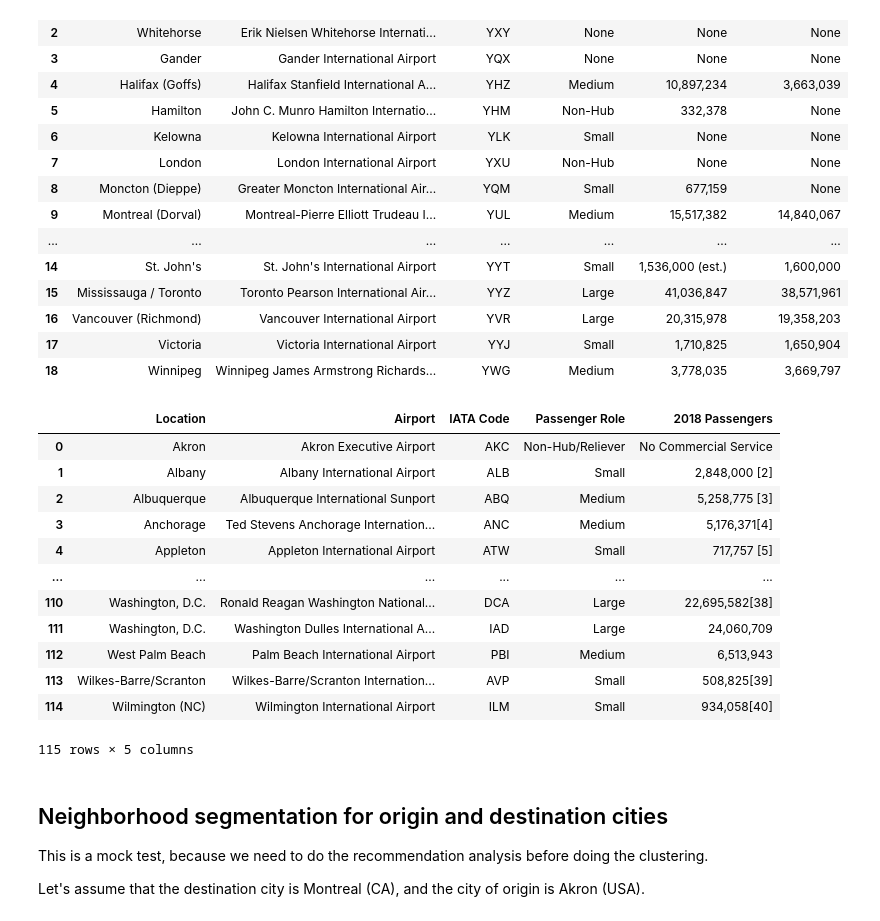
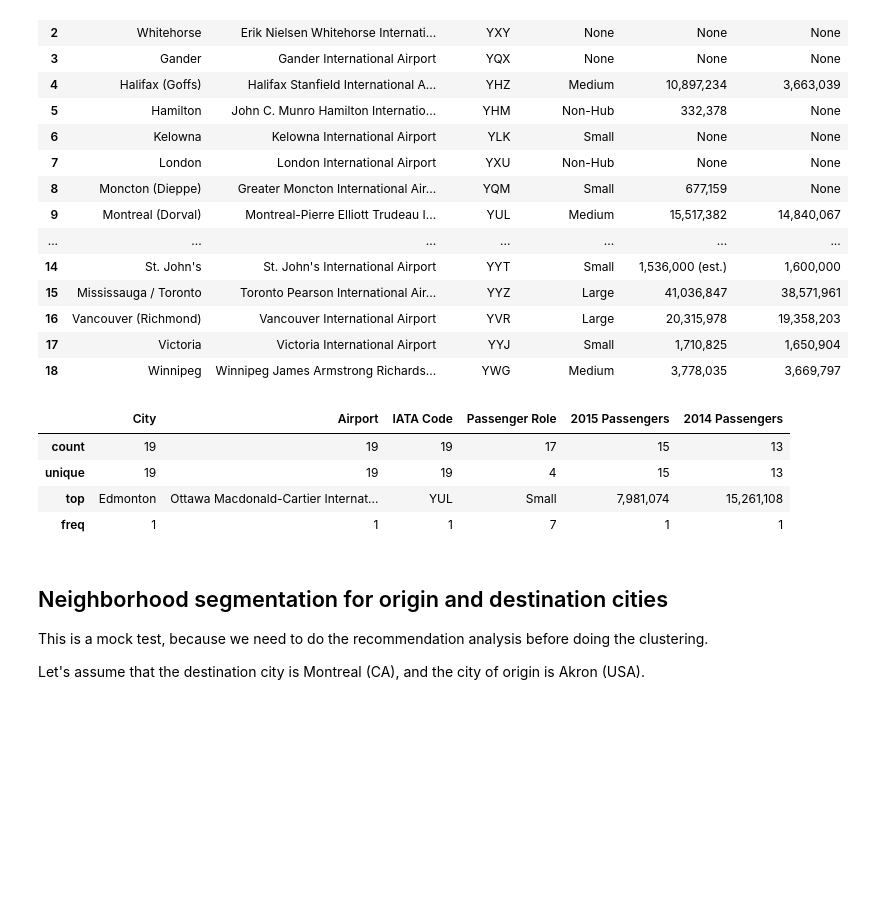
Before and after one commit to caos21/Coursera_Capstone, a Jupyter notebook: capstone-project-data.ipynb, the cells around one changed output. Drawn from its saved outputs; the diff is of its cells as text; code cells hidden in the pictures; blank space fills up the shorter version.

```diff
--- a/capstone-project-data.ipynb
+++ b/capstone-project-data.ipynb
@@ -204,19 +232,11 @@ c1_airports_df
 country2_airports_df = pd.DataFrame(country2_airports)
 # %%
 c2_airports_df = country2_airports_df.rename(columns=country2_airports_df.iloc[0]).drop(country2_airports_df.index[0]).reset_index(drop=True)
-# %%
-c2_airports_df
-# %% [output]
-|  | Location | Airport | IATA Code | Passenger Role | 2018 Passengers |
-| 0 | Akron | Akron Executive Airport | AKC | Non-Hub/Reliever | No Commercial Service |
-| 1 | Albany | Albany International Airport | ALB | Small | 2,848,000 [2] |
-| 2 | Albuquerque | Albuquerque International Sunport | ABQ | Medium | 5,258,775 [3] |
-| 3 | Anchorage | Ted Stevens Anchorage Internation... | ANC | Medium | 5,176,371[4] |
-| 4 | Appleton | Appleton International Airport | ATW | Small | 717,757 [5] |
-| ... | ... | ... | ... | ... | ... |
-| 110 | Washington, D.C. | Ronald Reagan Washington National... | DCA | Large | 22,695,582[38] |
-| 111 | Washington, D.C. | Washington Dulles International A... | IAD | Large | 24,060,709 |
-| 112 | West Palm Beach | Palm Beach International Airport | PBI | Medium | 6,513,943 |
-| 113 | Wilkes-Barre/Scranton | Wilkes-Barre/Scranton Internation... | AVP | Small | 508,825[39] |
-| 114 | Wilmington (NC) | Wilmington International Airport | ILM | Small | 934,058[40] |
-115 rows × 5 columns
+# %%
+c1_airports_df.describe()
+# %% [output]
+|  | City | Airport | IATA Code | Passenger Role | 2015 Passengers | 2014 Passengers |
+| count | 19 | 19 | 19 | 17 | 15 | 13 |
+| unique | 19 | 19 | 19 | 4 | 15 | 13 |
+| top | Edmonton | Ottawa Macdonald-Cartier Internat... | YUL | Small | 7,981,074 | 15,261,108 |
+| freq | 1 | 1 | 1 | 7 | 1 | 1 |
```
Also changed, not shown: parts of 13 cells of this notebook, 2 other files.
